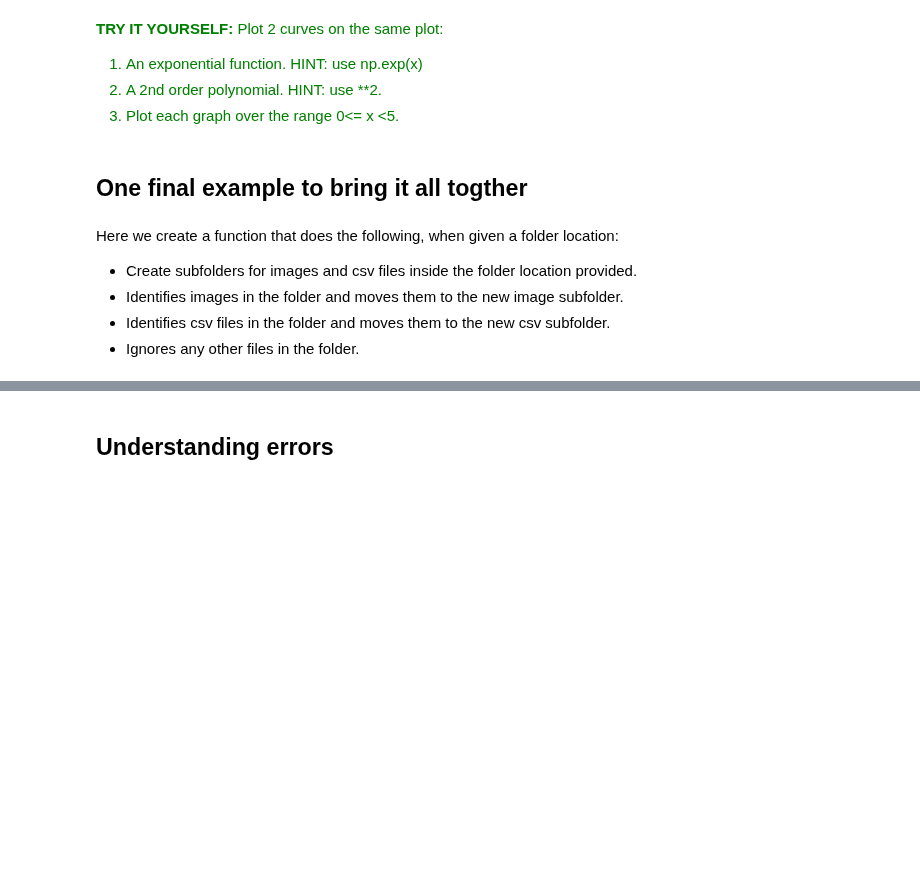
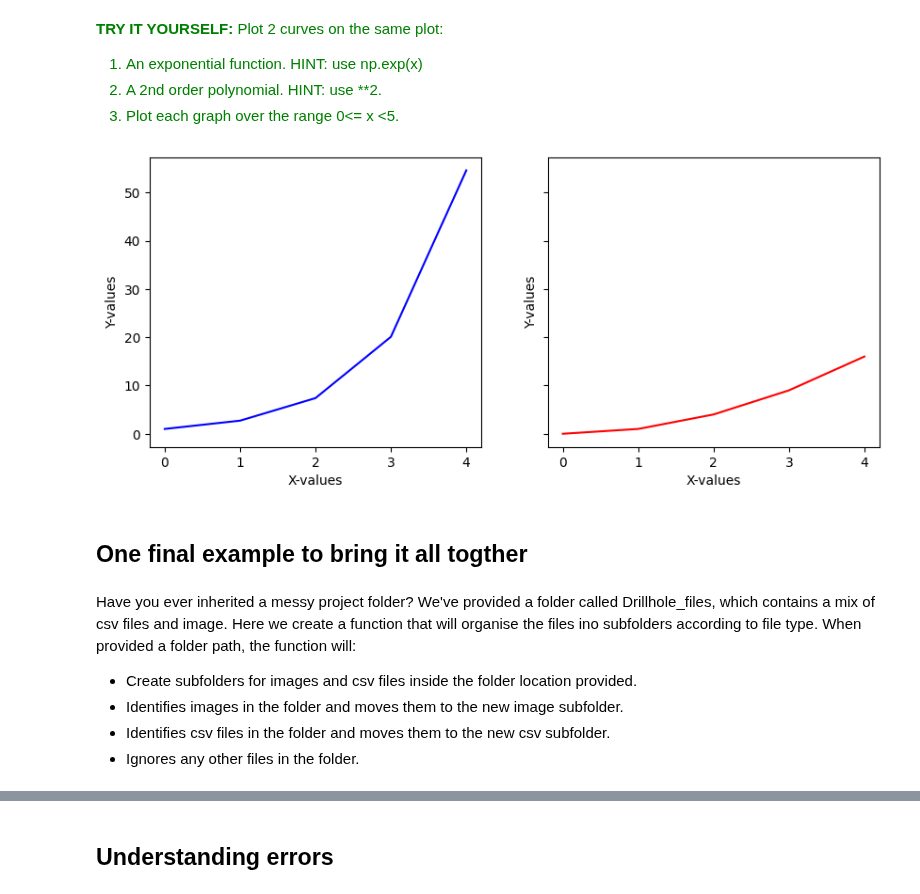
Before and after one commit to TarynScharf/PythonWorkshop, a Jupyter notebook: SEG/#1_Intro_to_Python_SEG.ipynb, the cells around one changed output, grey strips where cells are left out. Cells and saved outputs as stored; diff of their text form; code cells hidden in the pictures; blank space fills up the shorter version.

```diff
--- a/SEG/#1_Intro_to_Python_SEG.ipynb
+++ b/SEG/#1_Intro_to_Python_SEG.ipynb
@@ -525,26 +528,29 @@ axes[1].plot(...)
 # %%
 # Expand to see how it's done
 
 #Define x values over the range 0 to 5
 x = np.arange(0,5) #arange is inclusive of the start number, but exclusive of the end number
 
 #Calculate the y for the exponential function and plot x vs y.
 y1 = np.exp(x)
 
 #Calculate the y for the second order polynomial and plot x vs y.
 y2 = x**2
 
 #create a subplot with two graphs in it.
 fig, axes = plt.subplots(1,2,figsize=(10,4), sharey=True)
 axes[0].plot(x, y1, c='blue')
 axes[1].plot (x, y2, c='red')
-axes[0].set_xlabel('X-values')
-axes[1].set_xlabel('X-values')
-axes[0].set_ylabel('Y-values')
+
+for ax in axes.flatten():
+    ax.set_xlabel('X-values')
+    ax.set_ylabel('Y-values')
+# %% [output]
+[figure, added]
 # %% [markdown]
 ## One final example to bring it all togther
 # %% [markdown]
-Here we create a function that does the following, when given a folder location:
+Have you ever inherited a messy project folder? We've provided a folder called Drillhole_files, which contains a mix of csv files and image. Here we create a function that will organise the files ino subfolders according to file type. When provided a folder path, the function will:
 - Create subfolders for images and csv files inside the folder location provided.
 - Identifies images in the folder and moves them to the new image subfolder.
 - Identifies csv files in the folder and moves them to the new csv subfolder.
```
Also changed, not shown: parts of 27 cells of this notebook.
